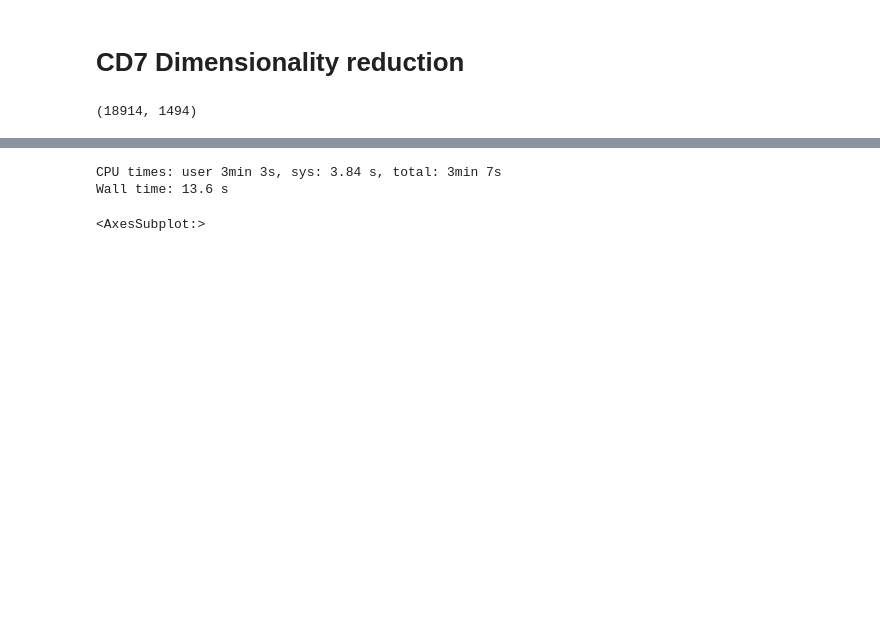
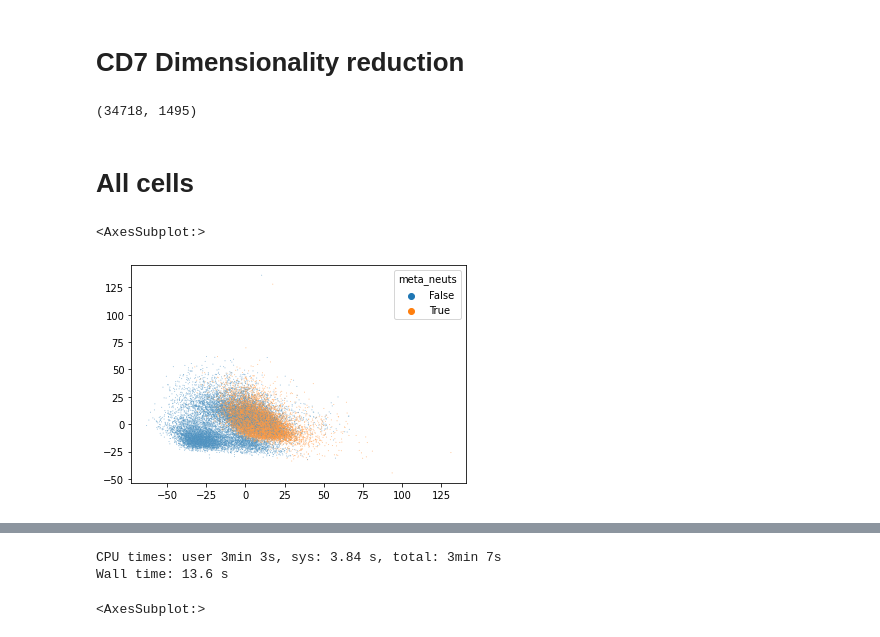
Before and after one commit to harel-coffee/SCIP-use-case-workflows-auto, a Jupyter notebook: notebooks/dimensionality_reduction/cd7.ipynb, the cells around one changed output, grey strips where cells are left out. Saved outputs shown, nothing was run; the diff lists cells and outputs as text; code cells hidden in the pictures; blank space fills up the shorter version.

```diff
--- a/notebooks/dimensionality_reduction/cd7.ipynb
+++ b/notebooks/dimensionality_reduction/cd7.ipynb
@@ -26,9 +28,23 @@ df = pq.read_table(data_dir / "features.parquet").to_pandas()
 
 df = df.set_index(["meta_panel", "meta_replicate", "meta_P", "meta_id"])
 df = df.loc["D"]
-df = df.loc[numpy.load(data_dir / "neutrophils.npy", allow_pickle=True)]
+df = df.loc[numpy.load(data_dir / "index.npy", allow_pickle=True)]
 df = df.sort_index()
+# %%
+neuts = numpy.load(data_dir / "neutrophils.npy", allow_pickle=True)
+# %%
+df["meta_neuts"] = False
+df.loc[neuts, "meta_neuts"] = True
 # %%
 df.shape
 # %% [output]
-(18914, 1494)
+(34718, 1495)
+# %% [markdown]
+# All cells
+# %%
+pca = PCA(n_components=2).fit_transform(scale(df.filter(regex='feat')))
+# %%
+seaborn.scatterplot(x=pca[:, 0], y=pca[:, 1], s=1, alpha=.5, hue=df["meta_neuts"])
+# %% [output]
+<AxesSubplot:>
+[figure, added]
```
Also changed, not shown: parts of 16 cells of this notebook, 6 other files.
